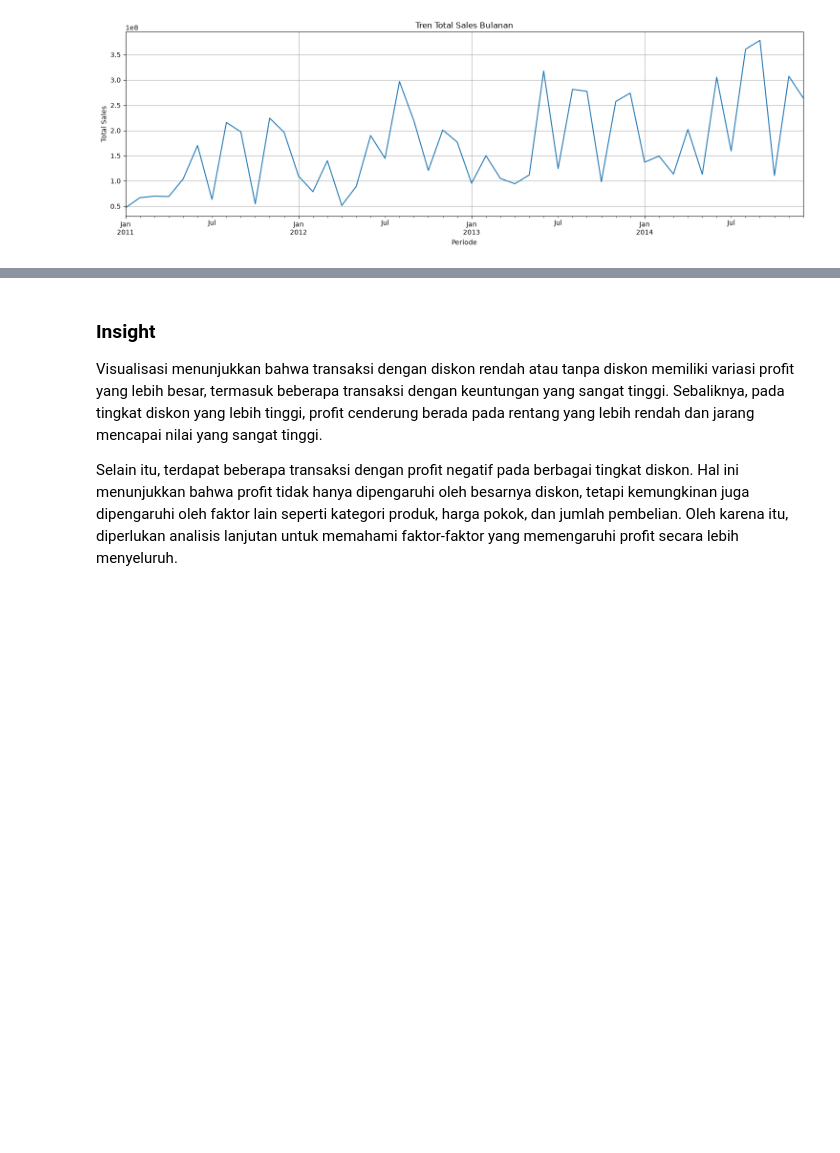
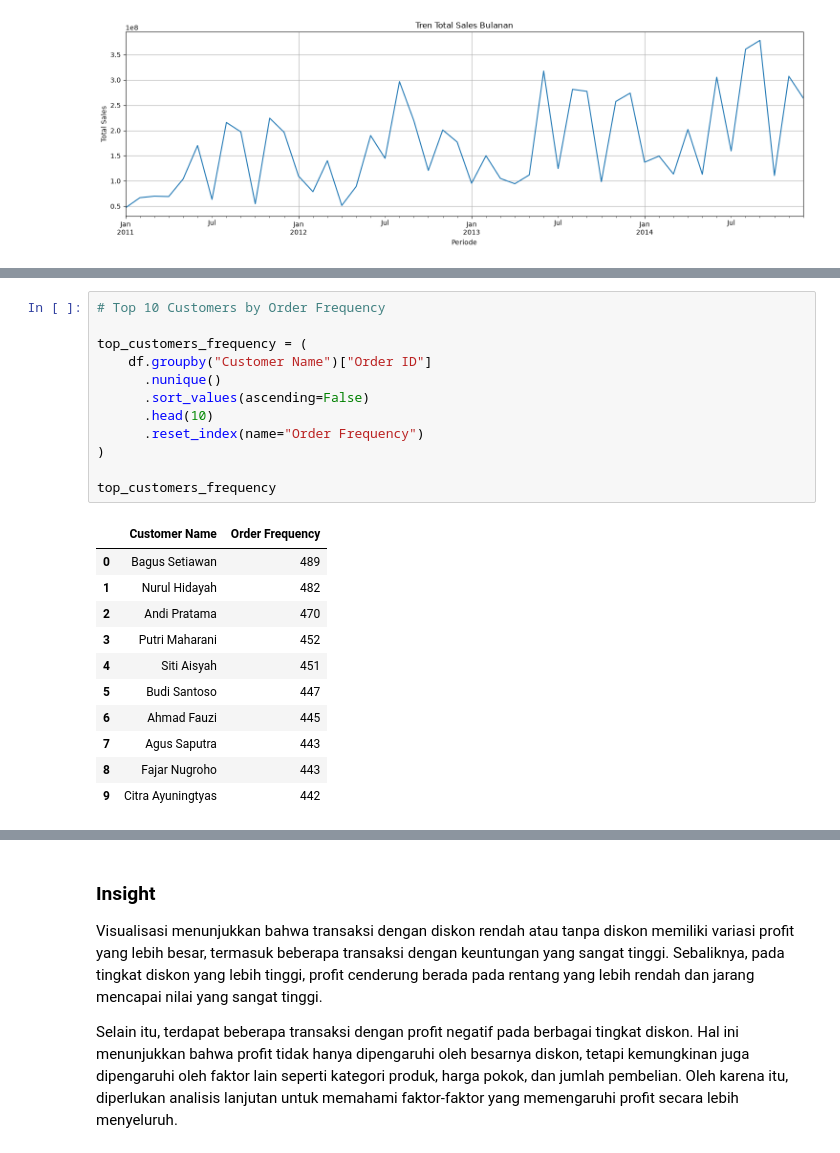
Before and after one commit to deazya/retail-sales-analytics-dashboard, a Jupyter notebook: notebooks/Data_Process.ipynb, the cells around one changed output, grey strips where cells are left out. Saved outputs shown, nothing was run; the diff lists cells and outputs as text; blank space fills up the shorter version.

```diff
--- a/notebooks/Data_Process.ipynb
+++ b/notebooks/Data_Process.ipynb
@@ -684,0 +755,24 @@ plt.show()
+# %%
+# Top 10 Customers by Order Frequency
+
+top_customers_frequency = (
+    df.groupby("Customer Name")["Order ID"]
+      .nunique()
+      .sort_values(ascending=False)
+      .head(10)
+      .reset_index(name="Order Frequency")
+)
+
+top_customers_frequency
+# %% [output]
+|  | Customer Name | Order Frequency |
+| 0 | Bagus Setiawan | 489 |
+| 1 | Nurul Hidayah | 482 |
+| 2 | Andi Pratama | 470 |
+| 3 | Putri Maharani | 452 |
+| 4 | Siti Aisyah | 451 |
+| 5 | Budi Santoso | 447 |
+| 6 | Ahmad Fauzi | 445 |
+| 7 | Agus Saputra | 443 |
+| 8 | Fajar Nugroho | 443 |
+| 9 | Citra Ayuningtyas | 442 |
```
Also changed, not shown: parts of 14 cells of this notebook, 1 other file.
